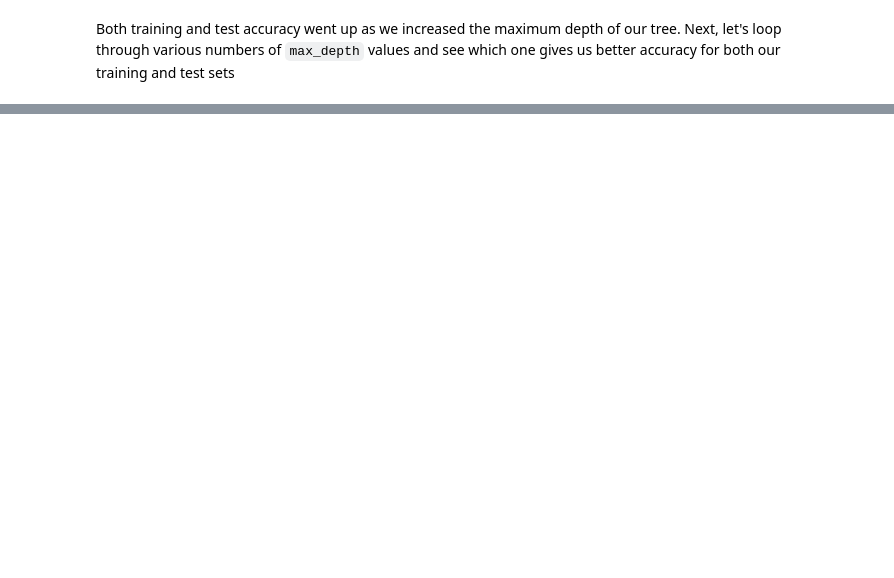
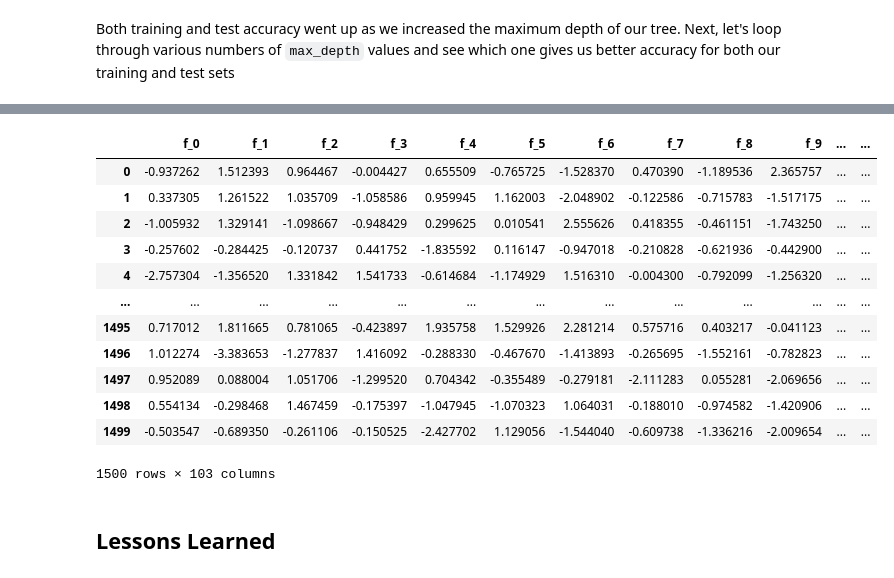
Before and after one commit to AliKhanafer7/approachingalmost, a Jupyter notebook: AAAMLP.ipynb, the cells around one changed output, grey strips where cells are left out. Drawn from its saved outputs; the diff is of its cells as text; code cells hidden in the pictures; blank space fills up the shorter version.

```diff
--- a/AAAMLP.ipynb
+++ b/AAAMLP.ipynb
@@ -316,0 +497,47 @@ for fold in range(5):
+# %%
+def regression_stratified_k_fold(data):
+    data['kfolds'] = -1
+    data = data.sample(frac=1).reset_index(drop=True)
+
+    # Caluclate the number of bins using Sturge's rule
+    num_bins = int(np.floor(1 + np.log2(len(data))))
+
+    data.loc[:, "bins"] = pd.cut(
+        data["target"], bins=num_bins, labels=False
+    )
+
+    kf = model_selection.StratifiedKFold(n_splits=5)
+
+    for f, (t_, v_) in enumerate(kf.split(X=data, y=data.bins.values)):
+        data.loc[v_, 'kfold'] = f
+
+    data = data.drop('bins', axis=1)
+
+    return data
+
+X, y = datasets.make_regression(
+    n_samples=1500, n_features=100, n_targets=1
+)
+
+df = pd.DataFrame(X, columns=[f'f_{i}' for i in range(X.shape[1])])
+
+df.loc[:, 'target'] = y
+
+df = regression_stratified_k_fold(df)
+df
+# %% [output]
+|  | f_0 | f_1 | f_2 | f_3 | f_4 | f_5 | f_6 | f_7 | f_8 | f_9 | ... | ... |
+| 0 | -0.937262 | 1.512393 | 0.964467 | -0.004427 | 0.655509 | -0.765725 | -1.528370 | 0.470390 | -1.189536 | 2.365757 | ... | ... |
+| 1 | 0.337305 | 1.261522 | 1.035709 | -1.058586 | 0.959945 | 1.162003 | -2.048902 | -0.122586 | -0.715783 | -1.517175 | ... | ... |
+| 2 | -1.005932 | 1.329141 | -1.098667 | -0.948429 | 0.299625 | 0.010541 | 2.555626 | 0.418355 | -0.461151 | -1.743250 | ... | ... |
+| 3 | -0.257602 | -0.284425 | -0.120737 | 0.441752 | -1.835592 | 0.116147 | -0.947018 | -0.210828 | -0.621936 | -0.442900 | ... | ... |
+| 4 | -2.757304 | -1.356520 | 1.331842 | 1.541733 | -0.614684 | -1.174929 | 1.516310 | -0.004300 | -0.792099 | -1.256320 | ... | ... |
+| ... | ... | ... | ... | ... | ... | ... | ... | ... | ... | ... | ... | ... |
+| 1495 | 0.717012 | 1.811665 | 0.781065 | -0.423897 | 1.935758 | 1.529926 | 2.281214 | 0.575716 | 0.403217 | -0.041123 | ... | ... |
+| 1496 | 1.012274 | -3.383653 | -1.277837 | 1.416092 | -0.288330 | -0.467670 | -1.413893 | -0.265695 | -1.552161 | -0.782823 | ... | ... |
+| 1497 | 0.952089 | 0.088004 | 1.051706 | -1.299520 | 0.704342 | -0.355489 | -0.279181 | -2.111283 | 0.055281 | -2.069656 | ... | ... |
+| 1498 | 0.554134 | -0.298468 | 1.467459 | -0.175397 | -1.047945 | -1.070323 | 1.064031 | -0.188010 | -0.974582 | -1.420906 | ... | ... |
+| 1499 | -0.503547 | -0.689350 | -0.261106 | -0.150525 | -2.427702 | 1.129056 | -1.544040 | -0.609738 | -1.336216 | -2.009654 | ... | ... |
+1500 rows × 103 columns
+# %% [markdown]
+## Lessons Learned
```
Also changed, not shown: parts of 17 cells of this notebook.
